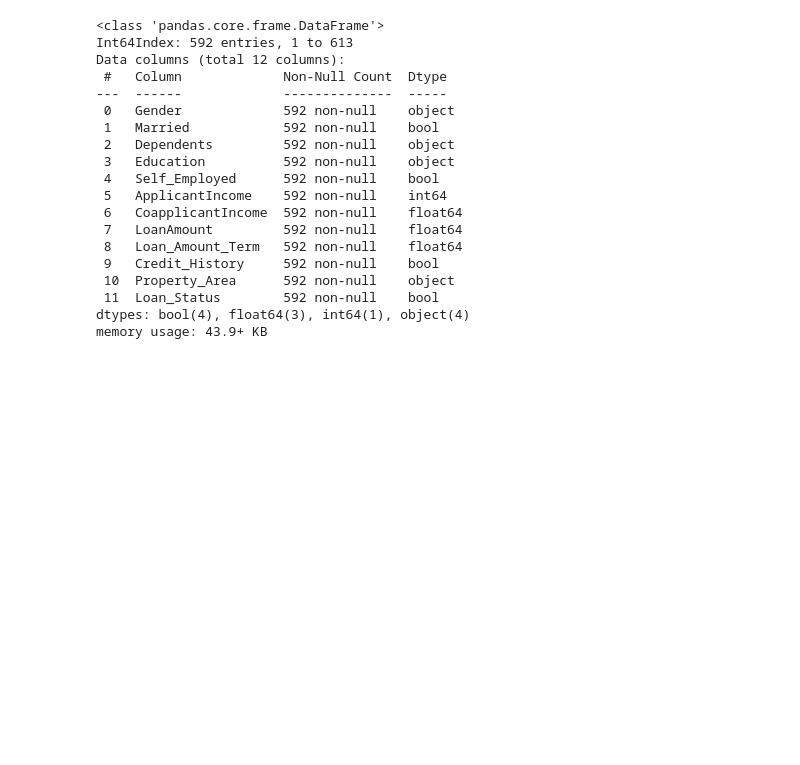
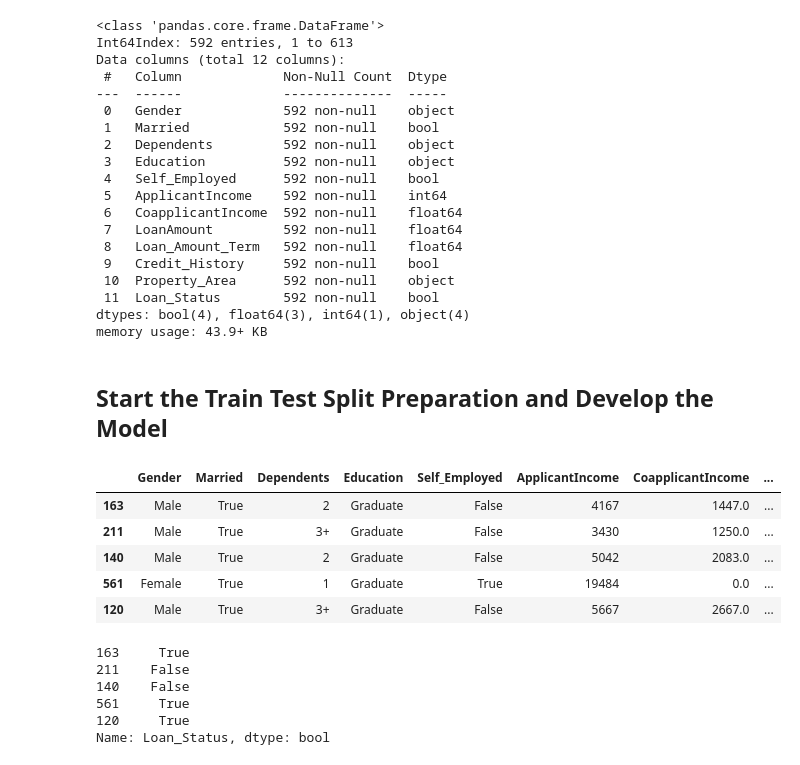
Before and after one commit to AirPro/freidrd-final-project-alternate, a Jupyter notebook: Loan_Data.ipynb, the cells around one changed output. Cells and saved outputs as stored; diff of their text form; code cells hidden in the pictures; blank space fills up the shorter version.

Commit message:
initialize train,test,split make variables loan_X loan_y

```diff
--- a/Loan_Data.ipynb
+++ b/Loan_Data.ipynb
@@ -454,3 +454,30 @@ Data columns (total 12 columns):
  11  Loan_Status        592 non-null    bool
 dtypes: bool(4), float64(3), int64(1), object(4)
 memory usage: 43.9+ KB
+# %% [markdown]
+## Start the Train Test Split Preparation and Develop the Model
+# %%
+# initialize the train test set
+train_set, test_set = train_test_split(dfloan, test_size=0.2, random_state=32)
+# %%
+# Create a copy of the test set without the Loan_Status and store it a variable called loan_X
+# Create a copy of the dataset with only the Loan_Status and store it a variable called loan_y
+loan_X = train_set.drop('Loan_Status', axis=1)
+loan_y = train_set['Loan_Status'].copy()
+# %%
+# display the two variables
+display(loan_X.head())
+display(loan_y.head())
+# %% [output]
+|  | Gender | Married | Dependents | Education | Self_Employed | ApplicantIncome | CoapplicantIncome | ... |
+| 163 | Male | True | 2 | Graduate | False | 4167 | 1447.0 | ... |
+| 211 | Male | True | 3+ | Graduate | False | 3430 | 1250.0 | ... |
+| 140 | Male | True | 2 | Graduate | False | 5042 | 2083.0 | ... |
+| 561 | Female | True | 1 | Graduate | True | 19484 | 0.0 | ... |
+| 120 | Male | True | 3+ | Graduate | False | 5667 | 2667.0 | ... |
+163     True
+211    False
+140    False
+561     True
+120     True
+Name: Loan_Status, dtype: bool
```
